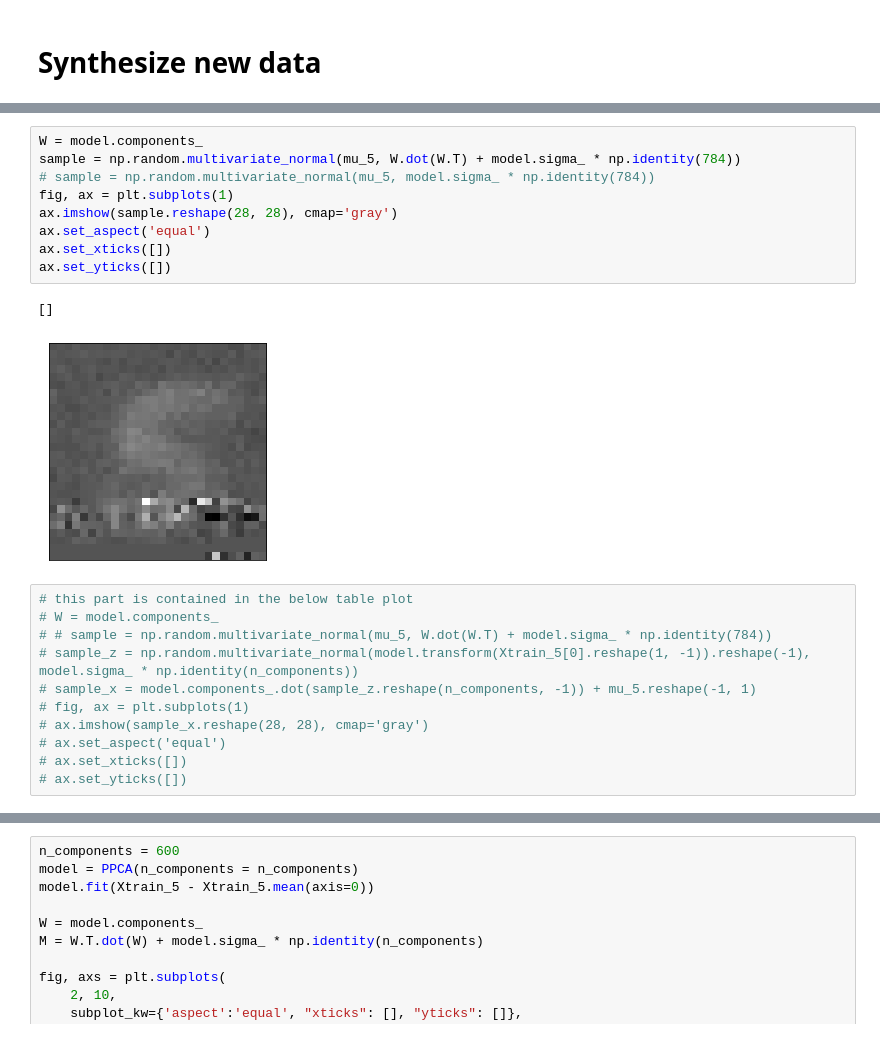
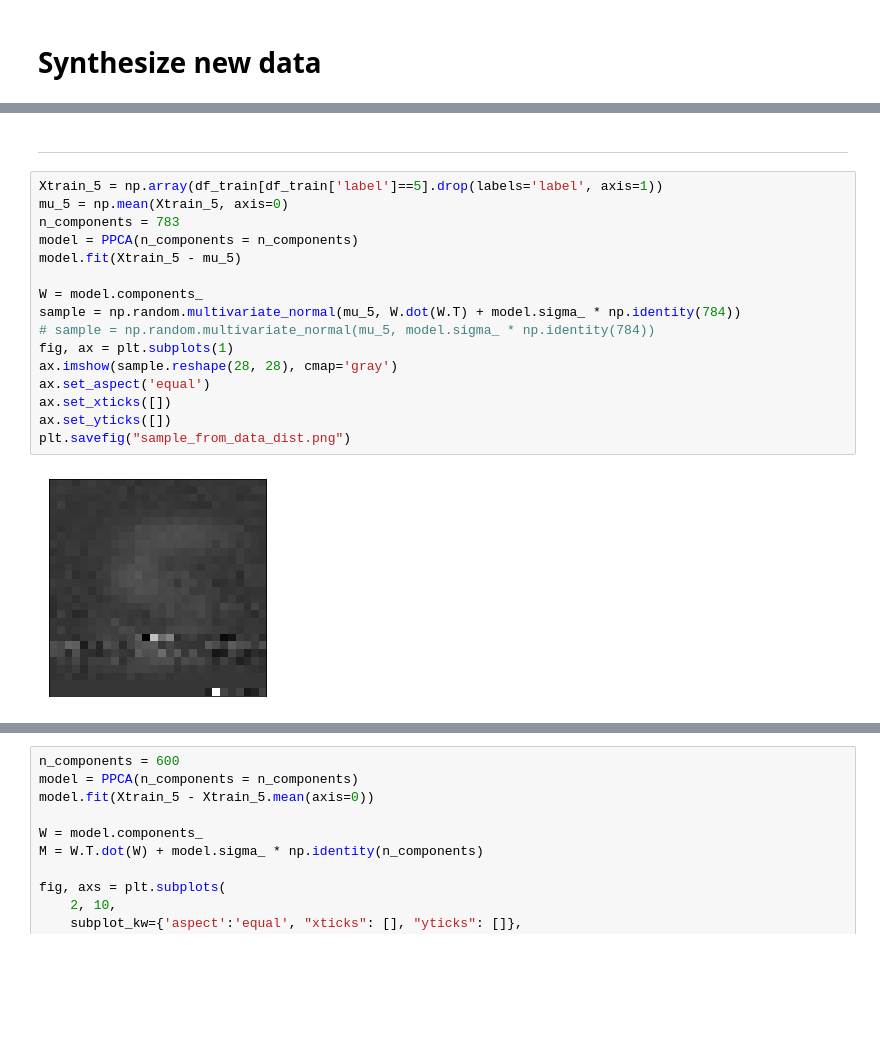
Before and after one commit to yusukemh/ProbabilisticPCA, a Jupyter notebook: PPCA.ipynb, the cells around one changed output, grey strips where cells are left out. Cells and saved outputs as stored; diff of their text form; blank space fills up the shorter version.

```diff
--- a/PPCA.ipynb
+++ b/PPCA.ipynb
@@ -406,23 +496,20 @@ model.fit(Xtrain_5 - mu_5)
+# %% [markdown]
+<hr>
 # %%
+Xtrain_5 = np.array(df_train[df_train['label']==5].drop(labels='label', axis=1))
+mu_5 = np.mean(Xtrain_5, axis=0)
+n_components = 783
+model = PPCA(n_components = n_components)
+model.fit(Xtrain_5 - mu_5)
+
 W = model.components_
 sample = np.random.multivariate_normal(mu_5, W.dot(W.T) + model.sigma_ * np.identity(784))
 # sample = np.random.multivariate_normal(mu_5, model.sigma_ * np.identity(784))
 fig, ax = plt.subplots(1)
 ax.imshow(sample.reshape(28, 28), cmap='gray')
 ax.set_aspect('equal')
 ax.set_xticks([])
 ax.set_yticks([])
+plt.savefig("sample_from_data_dist.png")
 # %% [output]
-[]
-[figure, old version]
+[figure, new version]
-# %%
-# this part is contained in the below table plot
-# W = model.components_
-# # sample = np.random.multivariate_normal(mu_5, W.dot(W.T) + model.sigma_ * np.identity(784))
-# sample_z = np.random.multivariate_normal(model.transform(Xtrain_5[0].reshape(1, -1)).reshape(-1), model.sigma_ * np.identity(n_components))
-# sample_x = model.components_.dot(sample_z.reshape(n_components, -1)) + mu_5.reshape(-1, 1)
-# fig, ax = plt.subplots(1)
-# ax.imshow(sample_x.reshape(28, 28), cmap='gray')
-# ax.set_aspect('equal')
-# ax.set_xticks([])
-# ax.set_yticks([])
```
Also changed, not shown: parts of 8 cells of this notebook, 5 other files.
